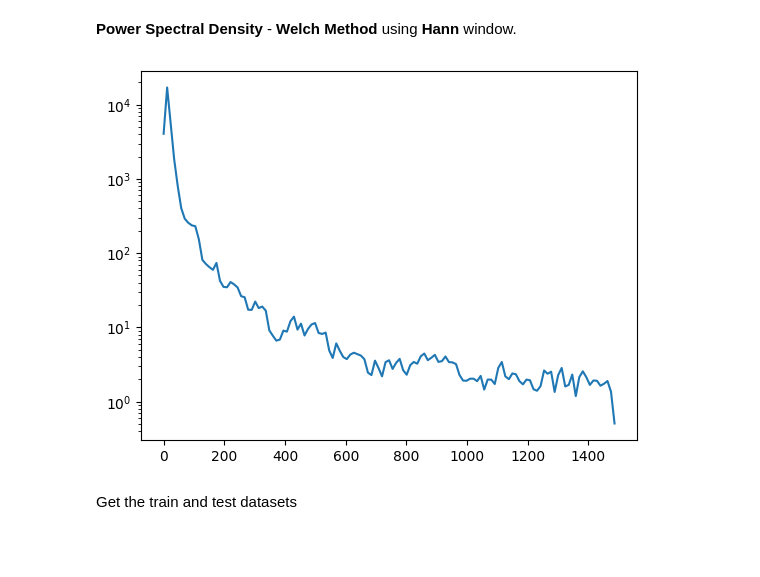
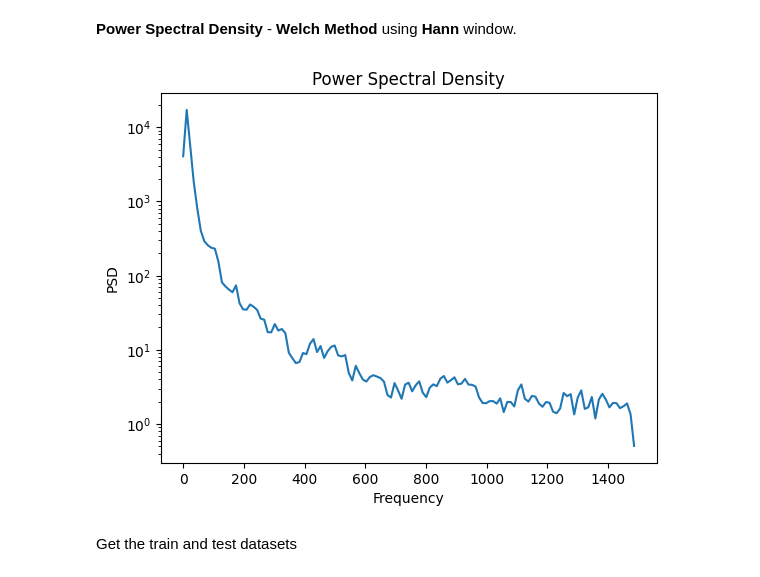
Before and after one commit to aymuos/masters-practise-repo, a Jupyter notebook: TSA_Nifty_50_Project.ipynb, the cells around one changed output. Saved outputs shown, nothing was run; the diff lists cells and outputs as text; code cells hidden in the pictures; blank space fills up the shorter version.

```diff
--- a/TSA_Nifty_50_Project.ipynb
+++ b/TSA_Nifty_50_Project.ipynb
@@ -470,12 +451,15 @@ Let's check the PSD of the data to understand the frequency domain details of it
 # %%
 # PSD of the Differenced timeseries
 f,PSD = signal.welch(df['Close'],fs=len(df['Differenced'].dropna()), window='hann')
 plt.semilogy(f,PSD)
+plt.title("Power Spectral Density")
+plt.xlabel("Frequency")
+plt.ylabel("PSD")
 plt.show()
 
 # PSD shows varying frequency details
 # %% [output]
-[figure, old version]
+[figure, new version]
 # %% [markdown]
 Get the train and test datasets
 # %%
```
Also changed, not shown: parts of 19 cells of this notebook.
